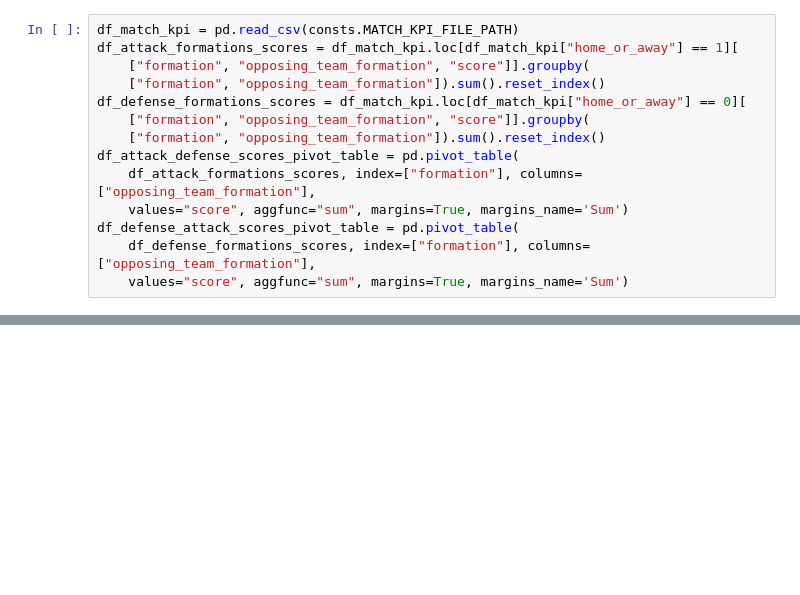
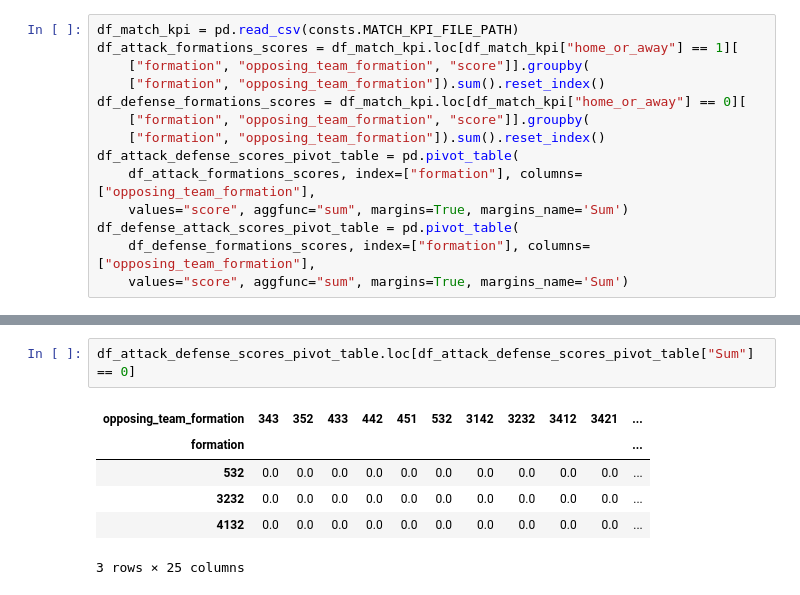
Before and after one commit to SFETNI/Omdena-UEFAEURO2024, a Jupyter notebook: task3-machine-learning-modeling/effect_of_team_formation_on_match_outcome/visualize_formations_correspondance_table.ipynb, the cells around one changed output, grey strips where cells are left out. Cells and saved outputs as stored; diff of their text form; blank space fills up the shorter version.

```diff
--- a/task3-machine-learning-modeling/effect_of_team_formation_on_match_outcome/visualize_formations_correspondance_table.ipynb
+++ b/task3-machine-learning-modeling/effect_of_team_formation_on_match_outcome/visualize_formations_correspondance_table.ipynb
@@ -20 +78,10 @@ df_defense_attack_scores_pivot_table = pd.pivot_table(
+# %%
+df_attack_defense_scores_pivot_table.loc[df_attack_defense_scores_pivot_table["Sum"] == 0]
+# %% [output]
+| opposing_team_formation | 343 | 352 | 433 | 442 | 451 | 532 | 3142 | 3232 | 3412 | 3421 | ... |
+| formation |  |  |  |  |  |  |  |  |  |  | ... |
+| 532 | 0.0 | 0.0 | 0.0 | 0.0 | 0.0 | 0.0 | 0.0 | 0.0 | 0.0 | 0.0 | ... |
+| 3232 | 0.0 | 0.0 | 0.0 | 0.0 | 0.0 | 0.0 | 0.0 | 0.0 | 0.0 | 0.0 | ... |
+| 4132 | 0.0 | 0.0 | 0.0 | 0.0 | 0.0 | 0.0 | 0.0 | 0.0 | 0.0 | 0.0 | ... |
+3 rows × 25 columns
 # %%
```
Also changed, not shown: parts of 6 cells of this notebook, 4 other files.
